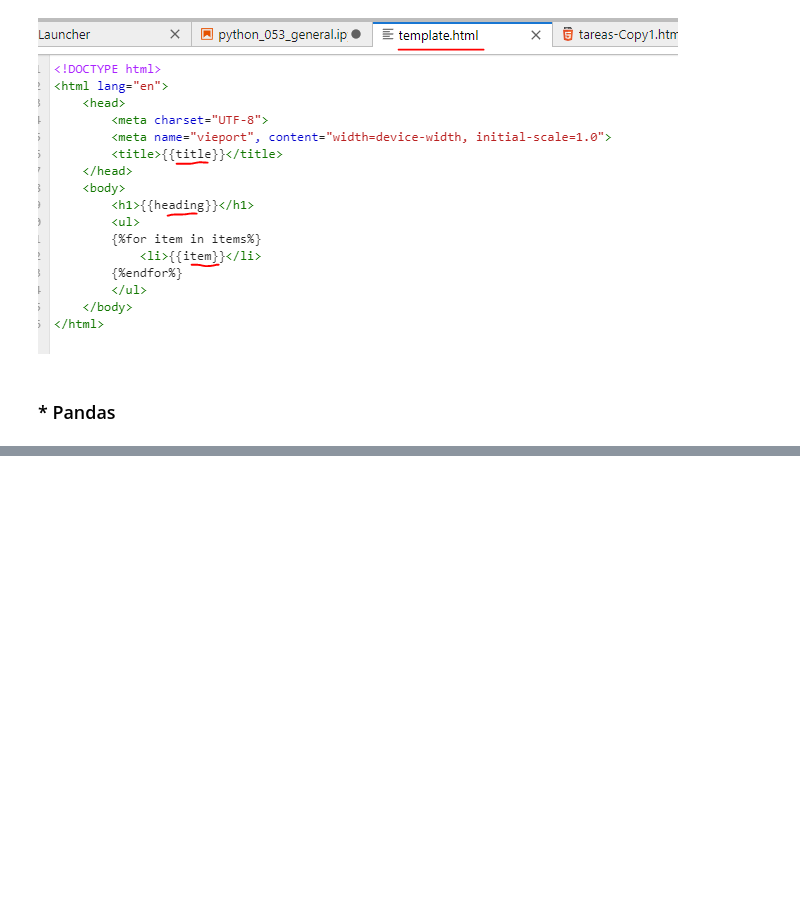
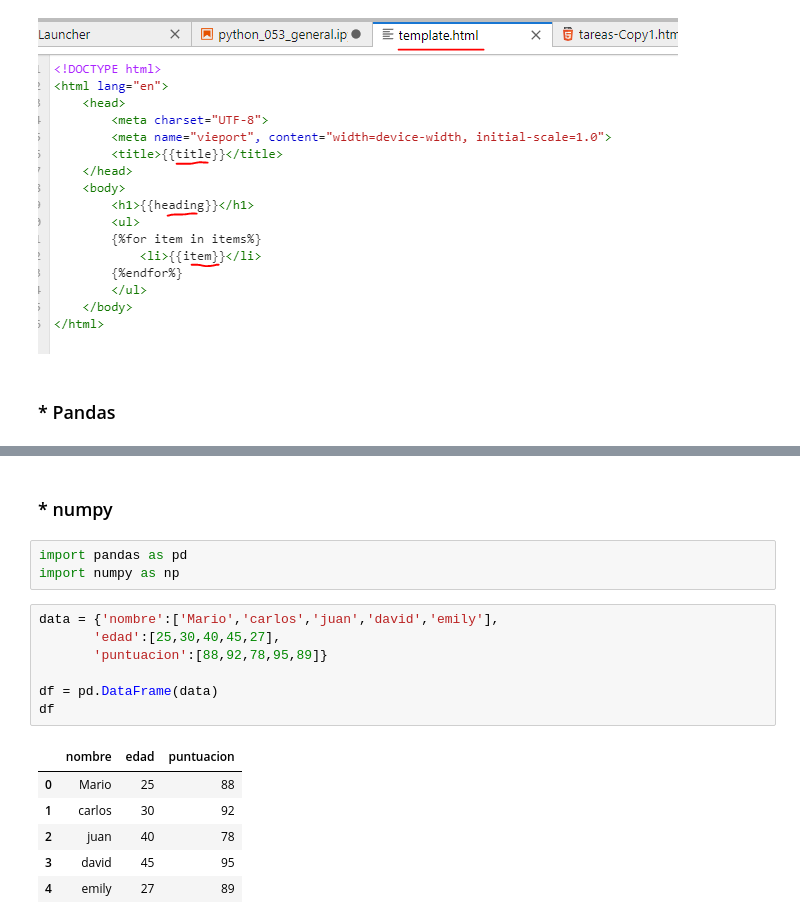
Before and after one commit to rivillasm/python_code, a Jupyter notebook: python_053_general.ipynb, the cells around one changed output, grey strips where cells are left out. Saved outputs shown, nothing was run; the diff lists cells and outputs as text; blank space fills up the shorter version.

```diff
--- a/python_053_general.ipynb
+++ b/python_053_general.ipynb
@@ -1072,0 +1157,19 @@ print(output)
+# %% [markdown]
+### * numpy
+# %%
+import pandas as pd
+import numpy as np
+# %%
+data = {'nombre':['Mario','carlos','juan','david','emily'],
+       'edad':[25,30,40,45,27],
+       'puntuacion':[88,92,78,95,89]}
+
+df = pd.DataFrame(data)
+df
+# %% [output]
+|  | nombre | edad | puntuacion |
+| 0 | Mario | 25 | 88 |
+| 1 | carlos | 30 | 92 |
+| 2 | juan | 40 | 78 |
+| 3 | david | 45 | 95 |
+| 4 | emily | 27 | 89 |
```
Also changed, not shown: parts of 18 cells of this notebook.
